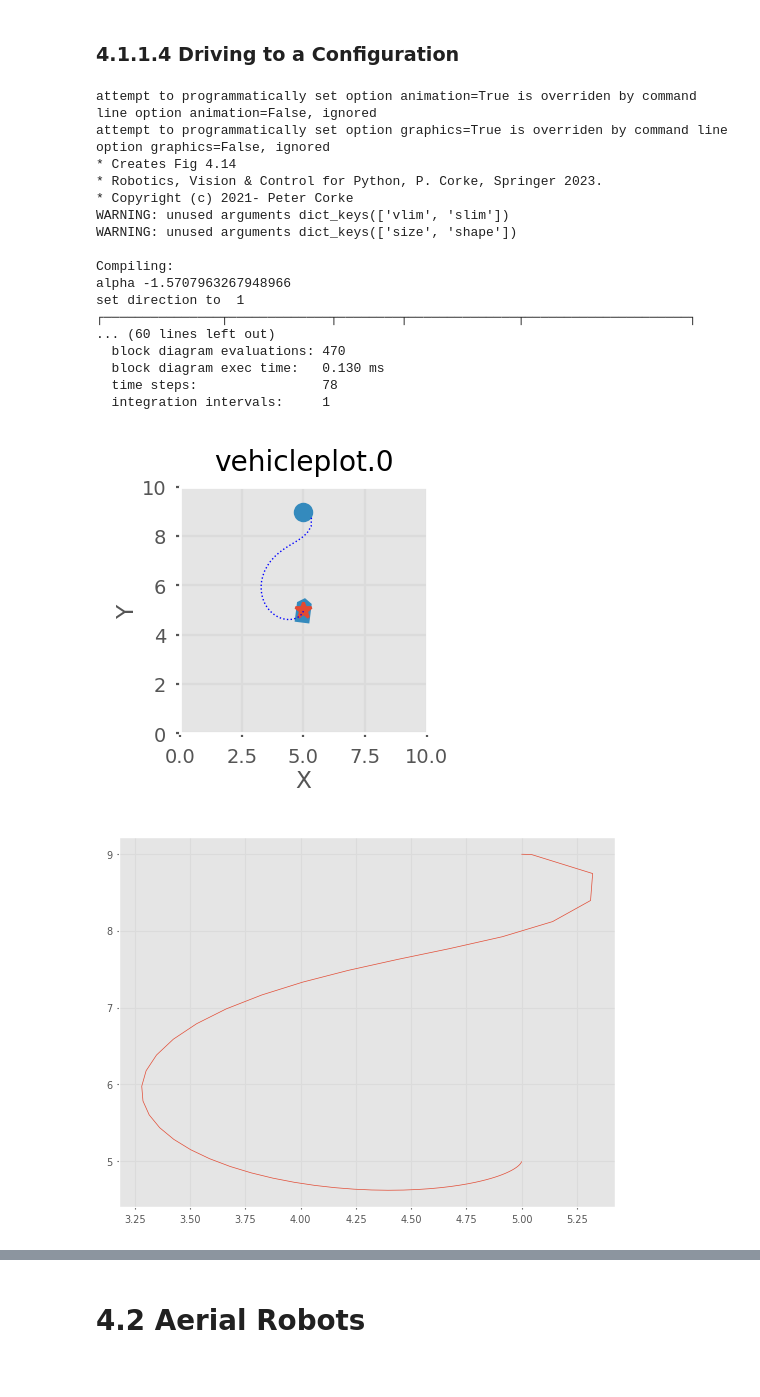
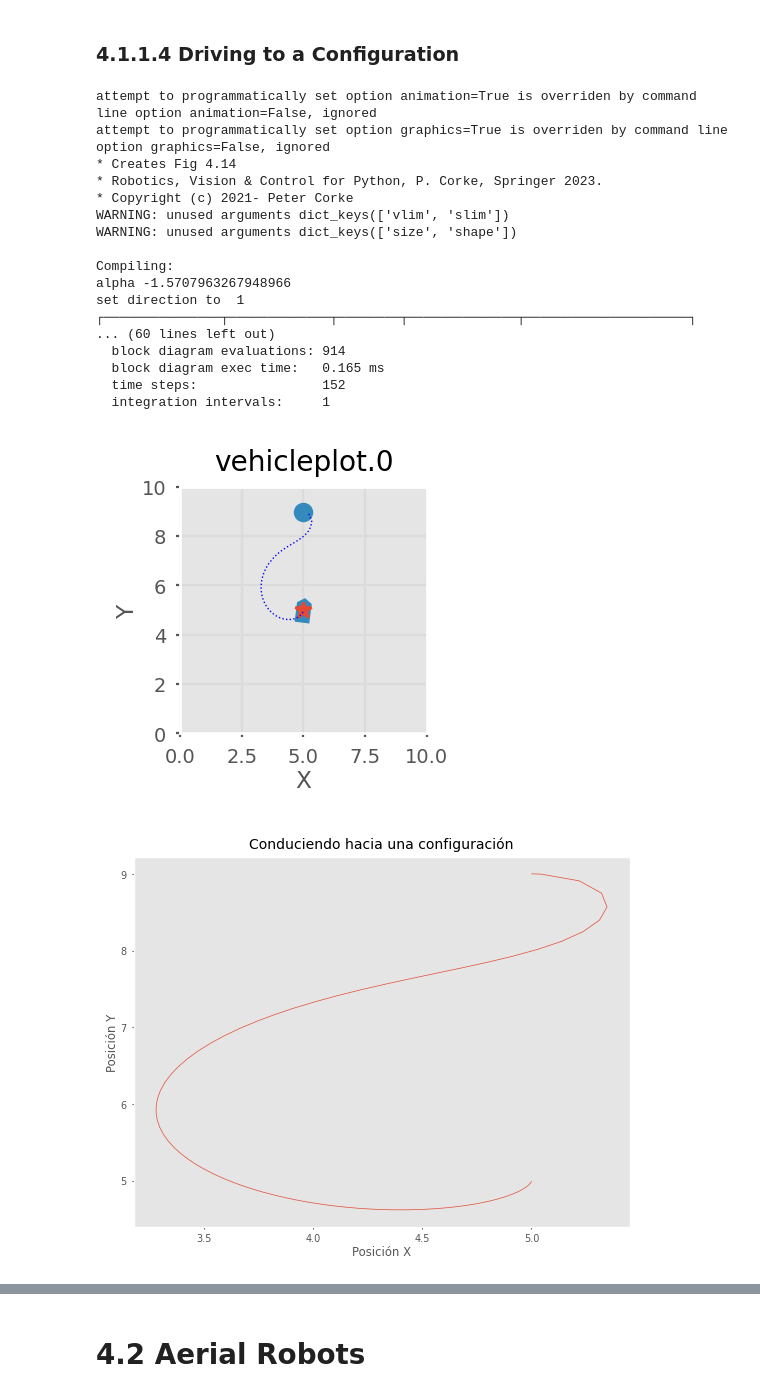
Before and after one commit to daiversilva/RVC3-python, a Jupyter notebook: notebooks/chap4.ipynb, the cells around one changed output, grey strips where cells are left out. Saved outputs shown, nothing was run; the diff lists cells and outputs as text; code cells hidden in the pictures.

```diff
--- a/notebooks/chap4.ipynb
+++ b/notebooks/chap4.ipynb
@@ -325,29 +340,37 @@ qs = (9, 5, 0);
-# %%
-if COLAB:
-  %run -m driveconfig -H -g  # no graphics
-else:
-  run_shell("driveconfig", qg=qg, qs=qs)
-# %% [output]
-attempt to programmatically set option animation=True is overriden by command line option animation=False, ignored
-attempt to programmatically set option graphics=True is overriden by command line option graphics=False, ignored
-* Creates Fig 4.14
-* Robotics, Vision & Control for Python, P. Corke, Springer 2023.
-* Copyright (c) 2021- Peter Corke
-WARNING: unused arguments dict_keys(['vlim', 'slim'])
-WARNING: unused arguments dict_keys(['size', 'shape'])
-
-Compiling:
-alpha -1.5707963267948966
-set direction to  1
-┌───────────────┬─────────────┬────────┬──────────────┬─────────────────────┐
-... (60 lines left out)
-  block diagram evaluations: 470
-  block diagram exec time:   0.130 ms
-  time steps:                78
-  integration intervals:     1
-[figure, removed]
-# %%
-q = out.x;  # configuration vs time
-plt.plot(q[:, 0], q[:, 1]);
-# %% [output]
-[figure, removed]
+# %%
+qg = (5, 5, pi / 2)
+qs = (9, 5, 0)
+if COLAB:
+    %run -m driveconfig -H -g
+else:
+    run_shell("driveconfig", qg=qg, qs=qs)
+
+# Graficar configuración
+q = out.x
+plt.figure()
+plt.plot(q[:, 0], q[:, 1])
+plt.xlabel("Posición X")
+plt.ylabel("Posición Y")
+plt.title("Conduciendo hacia una configuración")
+plt.grid()
+plt.show()
+# %% [output]
+attempt to programmatically set option animation=True is overriden by command line option animation=False, ignored
+attempt to programmatically set option graphics=True is overriden by command line option graphics=False, ignored
+* Creates Fig 4.14
+* Robotics, Vision & Control for Python, P. Corke, Springer 2023.
+* Copyright (c) 2021- Peter Corke
+WARNING: unused arguments dict_keys(['vlim', 'slim'])
+WARNING: unused arguments dict_keys(['size', 'shape'])
+
+Compiling:
+alpha -1.5707963267948966
+set direction to  1
+┌───────────────┬─────────────┬────────┬──────────────┬─────────────────────┐
+... (60 lines left out)
+  block diagram evaluations: 914
+  block diagram exec time:   0.165 ms
+  time steps:                152
+  integration intervals:     1
+[figure, added]
+[figure, added]
```
Also changed, not shown: parts of 18 cells of this notebook.
